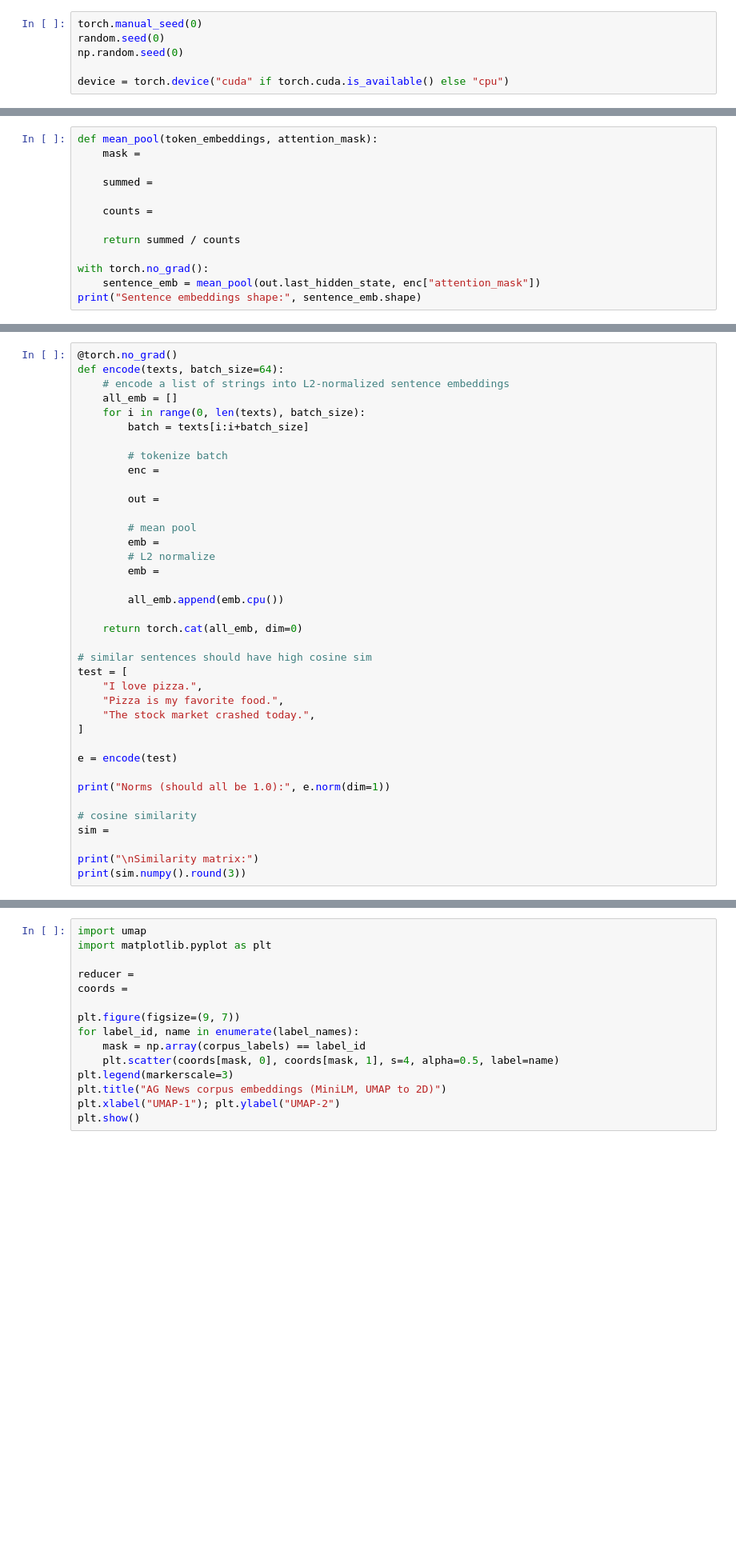
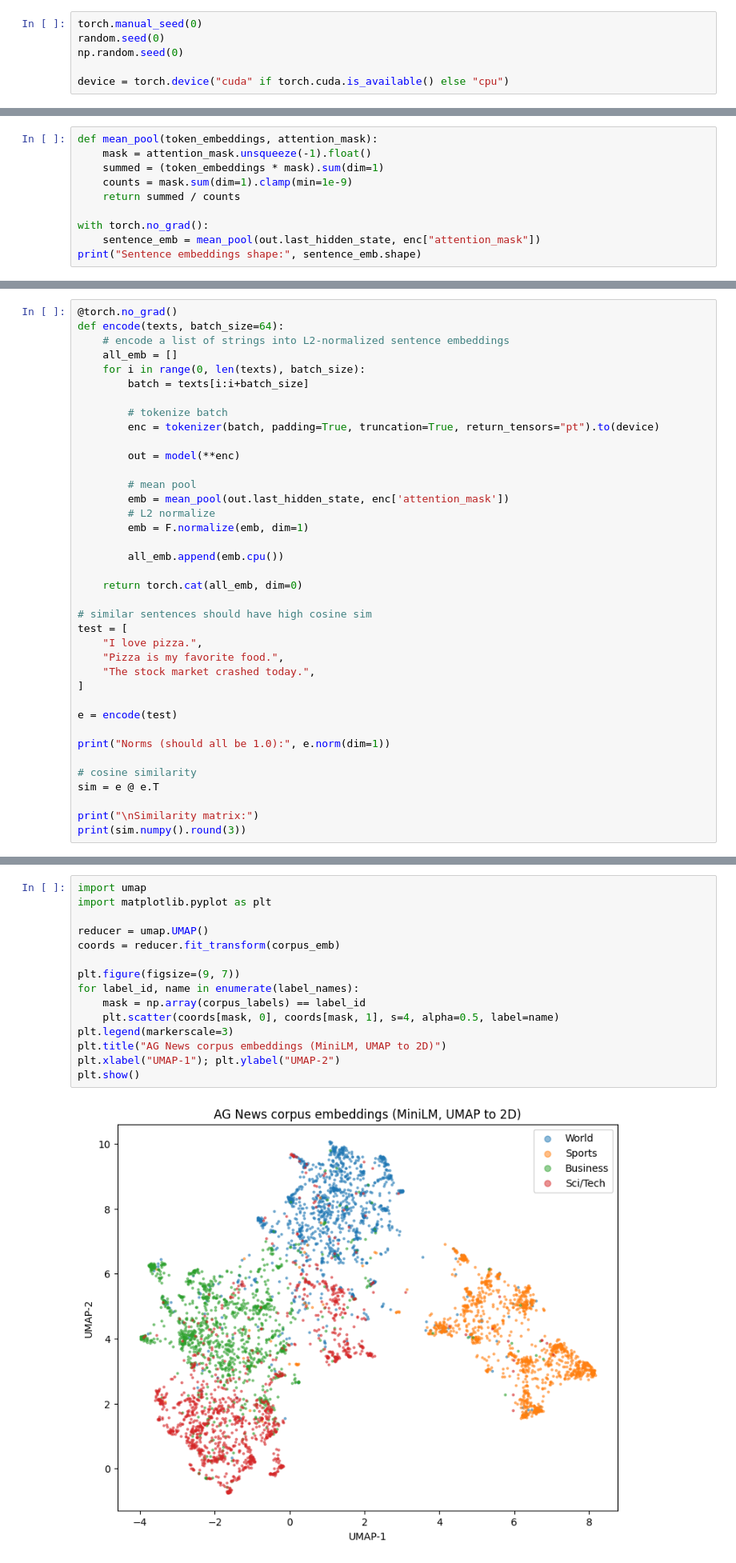
Before and after one commit to TediBalint/AI-Jegyzetek, a Jupyter notebook: Algopro/SentenceEmbeddings.ipynb, the cells around one changed output, grey strips where cells are left out. Shown at 80% size. Cells and saved outputs as stored; diff of their text form; blank space fills up the shorter version.

```diff
--- a/Algopro/SentenceEmbeddings.ipynb
+++ b/Algopro/SentenceEmbeddings.ipynb
@@ -37,11 +52,8 @@ print("Token embeddings shape:", out.last_hidden_state.shape)
 # %%
 def mean_pool(token_embeddings, attention_mask):
-    mask =
-
-    summed =
-
-    counts =
-
+    mask = attention_mask.unsqueeze(-1).float()
+    summed = (token_embeddings * mask).sum(dim=1)
+    counts = mask.sum(dim=1).clamp(min=1e-9)
     return summed / counts
 
 with torch.no_grad():
@@ -56,14 +70,14 @@ def encode(texts, batch_size=64):
         batch = texts[i:i+batch_size]
 
         # tokenize batch
-        enc =
+        enc = tokenizer(batch, padding=True, truncation=True, return_tensors="pt").to(device)
 
-        out =
+        out = model(**enc)
 
         # mean pool
-        emb =
+        emb = mean_pool(out.last_hidden_state, enc['attention_mask'])
         # L2 normalize
-        emb =
+        emb = F.normalize(emb, dim=1)
 
         all_emb.append(emb.cpu())
 
@@ -81,7 +95,7 @@ e = encode(test)
 print("Norms (should all be 1.0):", e.norm(dim=1))
 
 # cosine similarity
-sim =
+sim = e @ e.T
 
 print("\nSimilarity matrix:")
 print(sim.numpy().round(3))
@@ -168,15 +231,17 @@ for i, (t, s) in enumerate(zip(candidates, scores.tolist())):
 # %%
 import umap
 import matplotlib.pyplot as plt
 
-reducer =
-coords =
+reducer = umap.UMAP()
+coords = reducer.fit_transform(corpus_emb)
 
 plt.figure(figsize=(9, 7))
 for label_id, name in enumerate(label_names):
     mask = np.array(corpus_labels) == label_id
     plt.scatter(coords[mask, 0], coords[mask, 1], s=4, alpha=0.5, label=name)
 plt.legend(markerscale=3)
 plt.title("AG News corpus embeddings (MiniLM, UMAP to 2D)")
 plt.xlabel("UMAP-1"); plt.ylabel("UMAP-2")
 plt.show()
+# %% [output]
+[figure, added]
```
Also changed, not shown: parts of 14 cells of this notebook, 4 other files.
